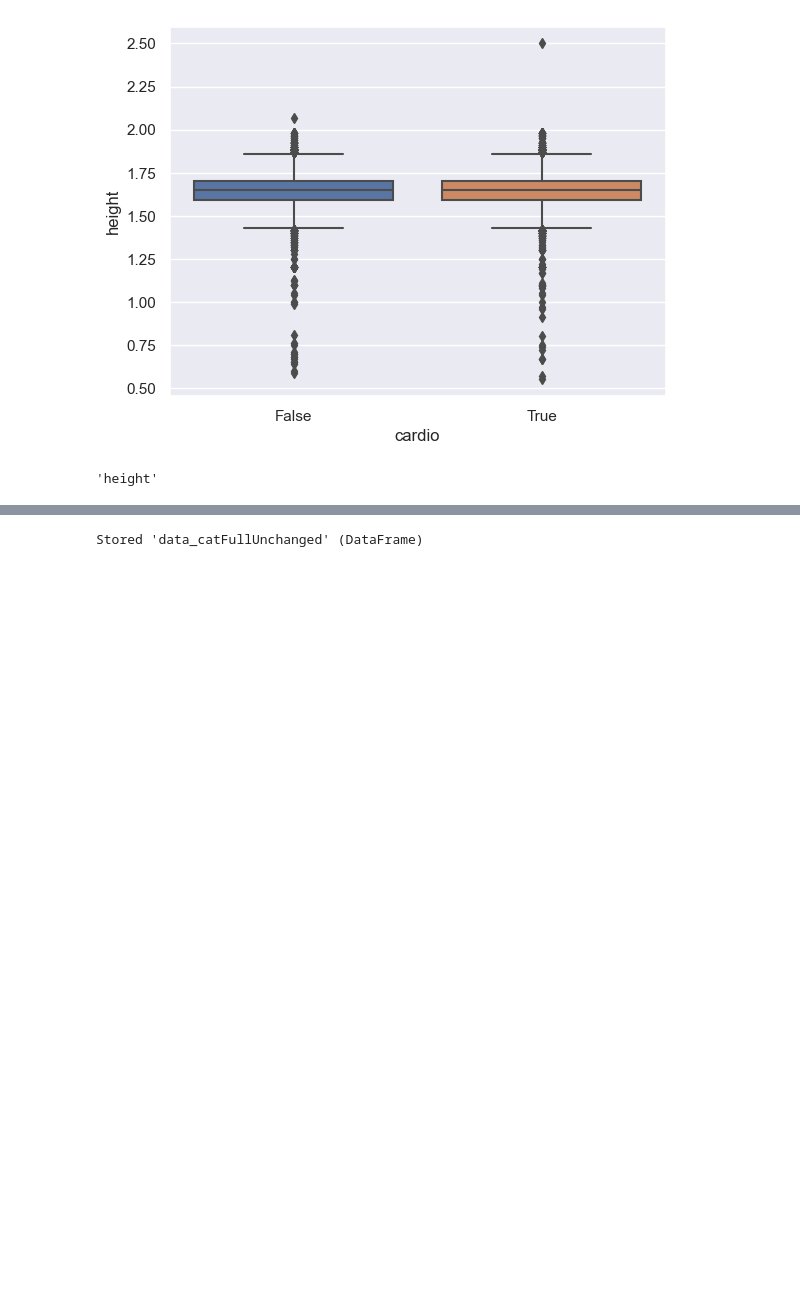
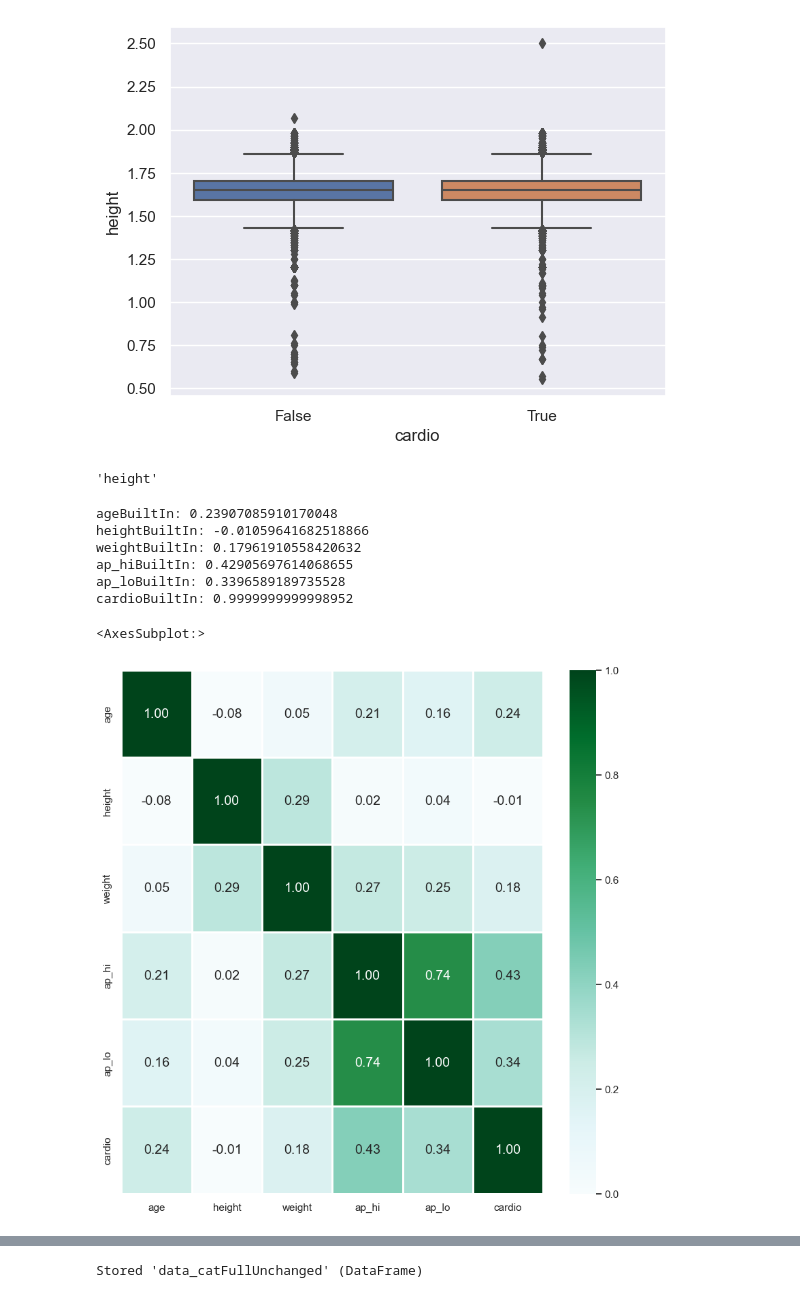
Before and after one commit to Ansh007898/Purojekt, a Jupyter notebook: Main/second_main.ipynb, the cells around one changed output, grey strips where cells are left out. Drawn from its saved outputs; the diff is of its cells as text; code cells hidden in the pictures; blank space fills up the shorter version.

Commit message:
Update and finish exploring data.

```diff
--- a/Main/second_main.ipynb
+++ b/Main/second_main.ipynb
@@ -544,3 +610,53 @@ for var in num:
 min(_diff, key = _diff.get)
 # %% [output]
 'height'
+# %%
+numdat = testdataccopy[num + ['cardio']]
+#There is a trick. In Python, False == 0 and True == 1. So we can treat cardio as a numerical, although this is not good.
+corr_matr = numdat.corr()
+#So, I try to do it properly. With numerical -> binary data, we can use a point-biserial correlation. The function is lifted
+#from the internet.
+#credit: https://towardsdatascience.com/point-biserial-correlation-with-python-f7cd591bd3b1
+def pbc_scratch(binary_data, continuous_data, data):
+    """
+    Function that computes the point biserial correlation of two pandas data frame columns
+    binary_data: name of dichotomous data column
+    continuous_data: name of dichotomous data column
+    data: dataframe where above columns come from
+    returns: Point Biserial Correlation
+    """
+
+    bd_unique = data[binary_data].unique()
+
+    g0 = data[data[binary_data] == bd_unique[0]][continuous_data]
+    g1 = data[data[binary_data] == bd_unique[1]][continuous_data]
+
+    s_y = np.std(data[continuous_data])
+    n = len(data[binary_data])
+    n0 = len(g0)
+    n1 = len(g1)
+    m0 = g0.mean()
+    m1 = g1.mean()
+
+    return (m0-m1)*sqrt((n0*n1)/n**2)/s_y
+for i in range(corr_matr.shape[0]):
+    #pbc_out =  pbc_scratch('cardio', corr_matr.iloc[i].name, numdat)
+    #print(corr_matr.iloc[i].name + 'Homemade pbc:' , pbc_out)
+    pbc_out = pointbiserialr(numdat['cardio'], numdat[corr_matr.iloc[i].name]).correlation
+    print(corr_matr.iloc[i].name + 'BuiltIn:', pbc_out)
+    replacement = pbc_out
+#But it seems that corr() comes out with the same values. Perhaps corr() is truly a one-size fit all approach. I run with it.
+corr_matr
+#draw heatmap
+f, axes = plt.subplots(1, 1, figsize=(10, 10))
+sb.heatmap(corr_matr, vmin = 0, vmax = 1,  linewidths = 1,
+           annot = True, fmt = ".2f", annot_kws = {"size": 14}, cmap = "BuGn")
+# %% [output]
+ageBuiltIn: 0.23907085910170048
+heightBuiltIn: -0.01059641682518866
+weightBuiltIn: 0.17961910558420632
+ap_hiBuiltIn: 0.42905697614068655
+ap_loBuiltIn: 0.3396589189735528
+cardioBuiltIn: 0.9999999999998952
+<AxesSubplot:>
+[figure, added]
```
Also changed, not shown: parts of 22 cells of this notebook, 1 other file.
